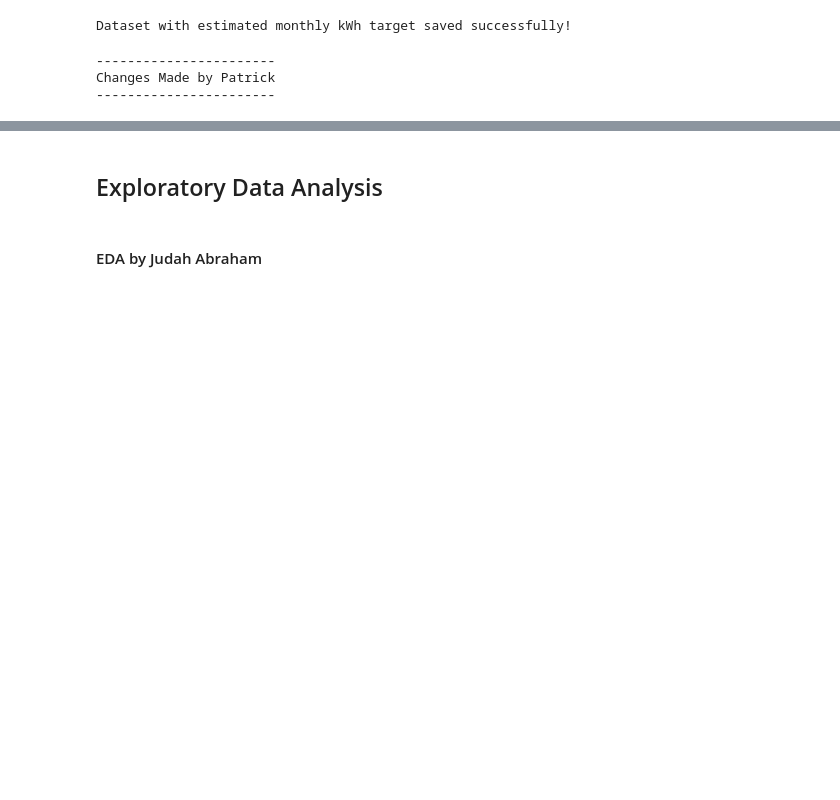
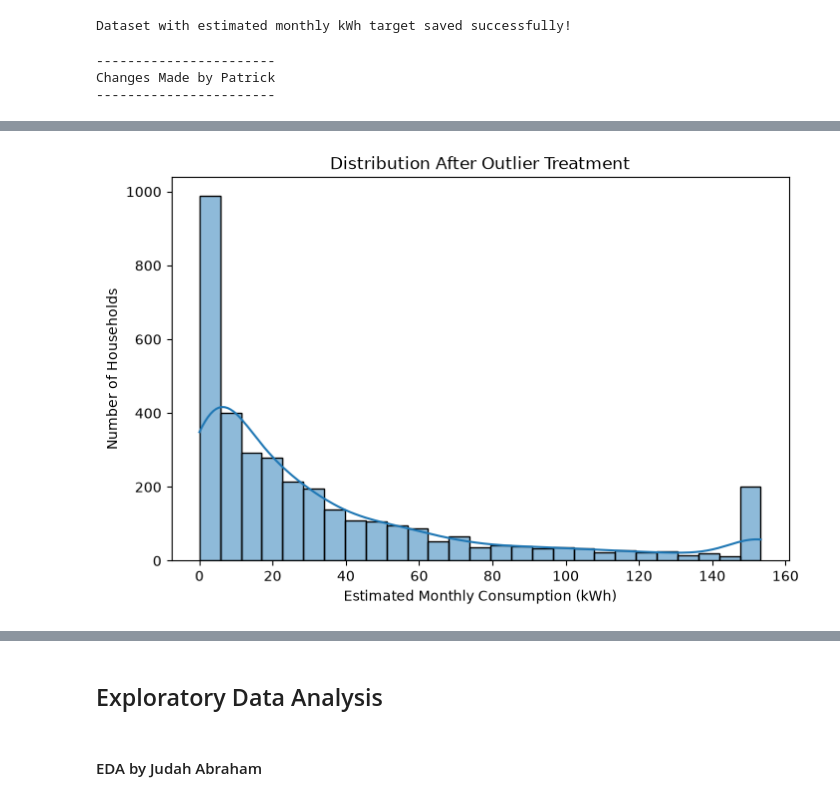
Before and after one commit to Paddyrey/TechCrush-Capstone-Group-11-Project, a Jupyter notebook: notebooks/Data_preparation.ipynb, the cells around one changed output, grey strips where cells are left out. Saved outputs shown, nothing was run; the diff lists cells and outputs as text; code cells hidden in the pictures; blank space fills up the shorter version.

```diff
--- a/notebooks/Data_preparation.ipynb
+++ b/notebooks/Data_preparation.ipynb
@@ -1109,0 +1219,17 @@ Changes Made by Patrick
+# %%
+# Distribution After Outlier Treatment
+
+plt.figure(figsize=(8, 5))
+
+sns.histplot(
+    energy_base_df['estimated_monthly_kwh'],
+    kde=True
+)
+
+plt.title("Distribution After Outlier Treatment")
+plt.xlabel("Estimated Monthly Consumption (kWh)")
+plt.ylabel("Number of Households")
+
+plt.show()
+# %% [output]
+[figure, added]
```
Also changed, not shown: parts of 34 cells of this notebook, 28 other files.
